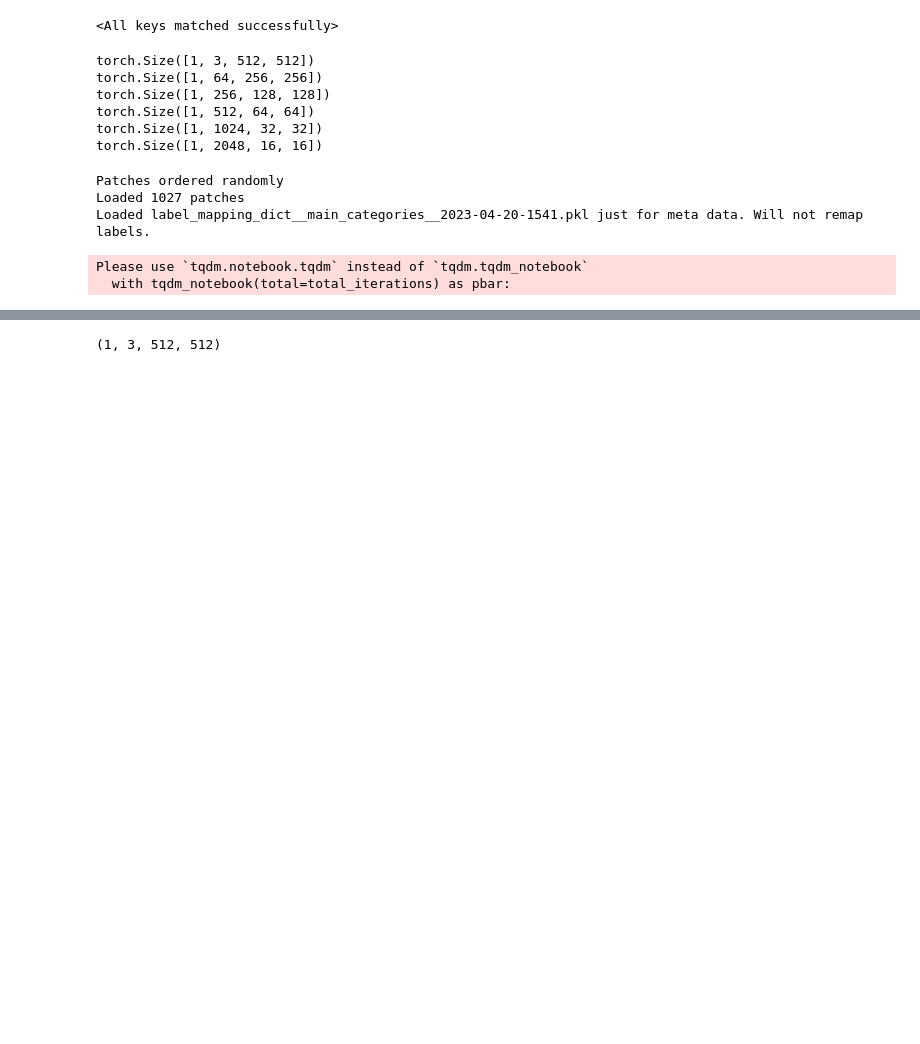
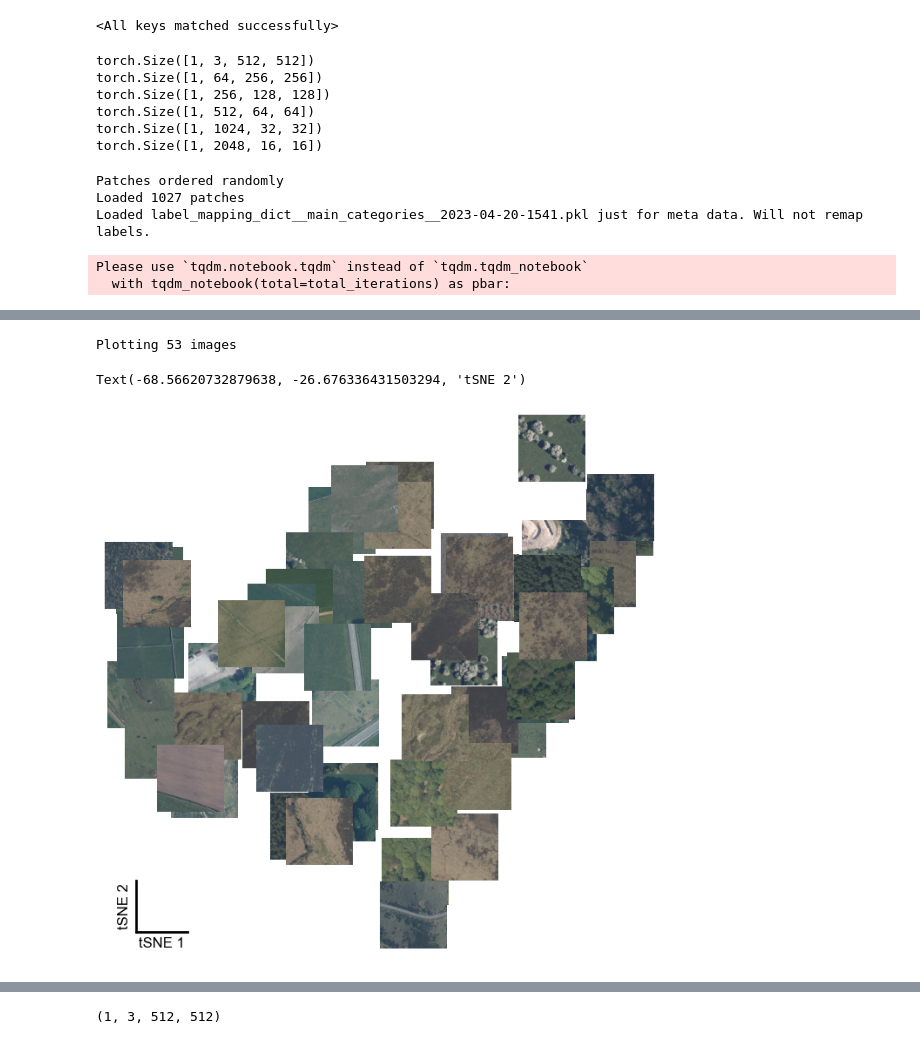
Before and after one commit to vdplasthijs/seasonal-contrast, a Jupyter notebook: trying to use weights.ipynb, the cells around one changed output, grey strips where cells are left out. Saved outputs shown, nothing was run; the diff lists cells and outputs as text; code cells hidden in the pictures; blank space fills up the shorter version.

```diff
--- a/trying to use weights.ipynb
+++ b/trying to use weights.ipynb
@@ -216,3 +247,77 @@ Text(0, 0.5, 't-SNE 2')
+# %%
+fig, ax = plt.subplots(1, 1, figsize=(8, 8), gridspec_kw={'wspace': 0, 'hspace': 0})
+ax.scatter(tsne_res[:, 0], tsne_res[:, 1], alpha=0)
+# rfv.equal_xy_lims(ax)
+xlims = ax.get_xlim()
+ylims = ax.get_ylim()
+
+num_images = 64  # for grid
+frac_im = 1 / np.sqrt(num_images)
+size_im_x = frac_im * (xlims[1] - xlims[0])
+half_size_im_x = size_im_x / 2
+size_im_y = frac_im * (ylims[1] - ylims[0])
+half_size_im_y = size_im_y / 2
+
+method_sampling = 'grid'
+assert method_sampling in ['random', 'grid']
+
+if method_sampling == 'random':
+    selection_plot_im_inds = np.random.choice(np.arange(n_ims), size=20, replace=False)
+elif method_sampling == 'grid':
+    # Set the number of images to sample
+    # num_images = 25
+
+    # Generate evenly spaced coordinates
+    x_coords = np.linspace(xlims[0], xlims[1], int(np.sqrt(num_images)) + 1)
+    y_coords = np.linspace(ylims[0], ylims[1], int(np.sqrt(num_images)) + 1)
+    x_coords = x_coords[:-1] + np.diff(x_coords) / 2
+    y_coords = y_coords[:-1] + np.diff(y_coords) / 2
+
+    # Create a grid of coordinates
+    xx, yy = np.meshgrid(x_coords, y_coords)
+    coords = np.vstack((xx.flatten(), yy.flatten())).T
+
+    # Find the nearest neighbors in tsne_res
+    # distances = np.sum((tsne_res[:, np.newaxis] - coords[np.newaxis]) ** 2, axis=2)
+    distance_mat = np.zeros((n_ims, num_images))
+    for ii in range(n_ims):
+        for jj in range(num_images):
+            distance_mat[ii, jj] = np.sqrt((tsne_res[ii, 0] - coords[jj, 0]) ** 2 + (tsne_res[ii, 1] - coords[jj, 1]) ** 2)
+    assert distance_mat.shape[0] == n_ims
+    nearest_indices = [np.argmin(distance_mat[:, i]) for i in range(num_images)]
+    selection_plot_im_inds = np.unique(nearest_indices)
+    print(f'Plotting {len(selection_plot_im_inds)} images')
+
+# for i_grid in range(num_images):
+#     x, y = coords[i_grid, :]
+#     i_im = nearest_indices[i_grid]
+
+for i_im in selection_plot_im_inds:
+    x, y = tsne_res[i_im, :]
+    # ax.text(x, y, str(i_im), color='red', zorder=2, ha='center', va='center')
+    curr_im = pd_ds[i_im][0]
+    curr_im = lca.undo_zscore_single_image(curr_im, LCU.preprocessing_func)
+    curr_im = curr_im.numpy()
+    curr_im = np.squeeze(curr_im)
+    newax = ax.inset_axes([(x - half_size_im_x - xlims[0]) / (xlims[1] - xlims[0]),
+                          (y - half_size_im_y - ylims[0]) / (ylims[1] - ylims[0]), frac_im, frac_im],
+                         zorder=1, anchor='C')
+    lcv.plot_image_simple(curr_im, newax)
+
+# ax.set_xlabel('t-SNE 1')
+# ax.set_ylabel('t-SNE 2')
+ax.axis('off')
+## create xy cross in SW corner:
+ax.plot([xlims[0], xlims[0] + 0.1 * (xlims[1] - xlims[0])], [ylims[0], ylims[0]], color='black', linewidth=2)
+ax.plot([xlims[0], xlims[0]], [ylims[0], ylims[0] + 0.1 * (ylims[1] - ylims[0])], color='black', linewidth=2)
+ax.text(xlims[0] + 0.05 * (xlims[1] - xlims[0]), ylims[0] - 0.01 * (ylims[1] - ylims[0]), 'tSNE 1',
+        ha='center', va='top', color='black', fontsize=12)
+ax.text(xlims[0] - 0.01 * (xlims[1] - xlims[0]), ylims[0] + 0.05 * (ylims[1] - ylims[0]), 'tSNE 2',
+        ha='right', va='center', color='black', fontsize=12, rotation=90)
+# %% [output]
+Plotting 53 images
+Text(-68.56620732879638, -26.676336431503294, 'tSNE 2')
+[figure, added]
 # %%
 ## hierarchical clustering:
 from scipy.cluster.hierarchy import dendrogram, linkage
```
Also changed, not shown: parts of 13 cells of this notebook.
